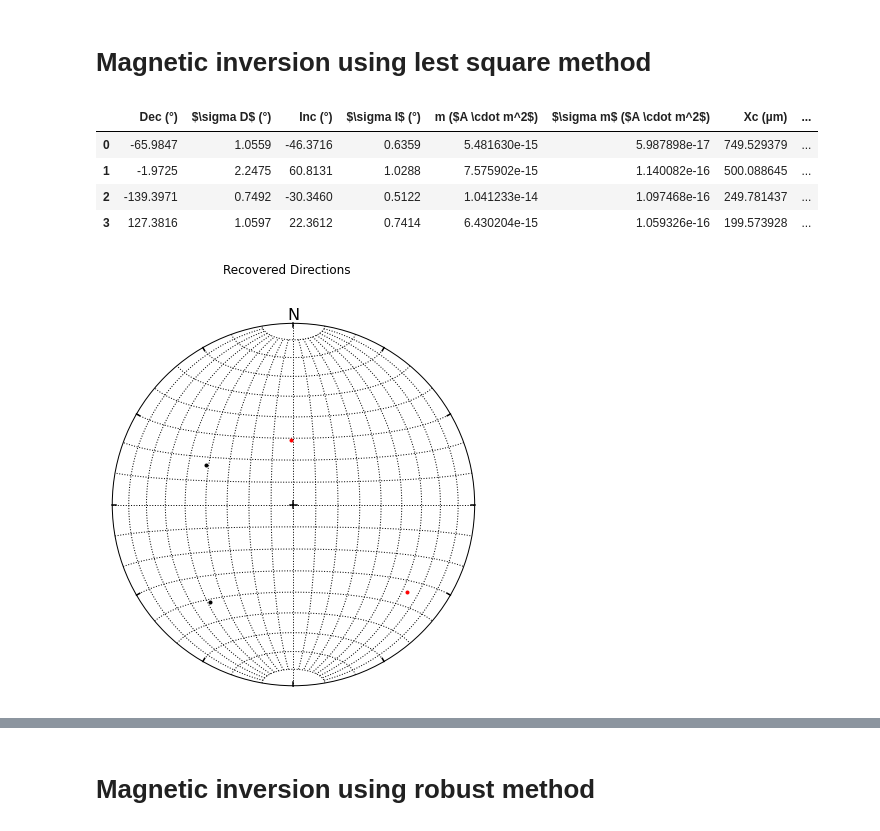
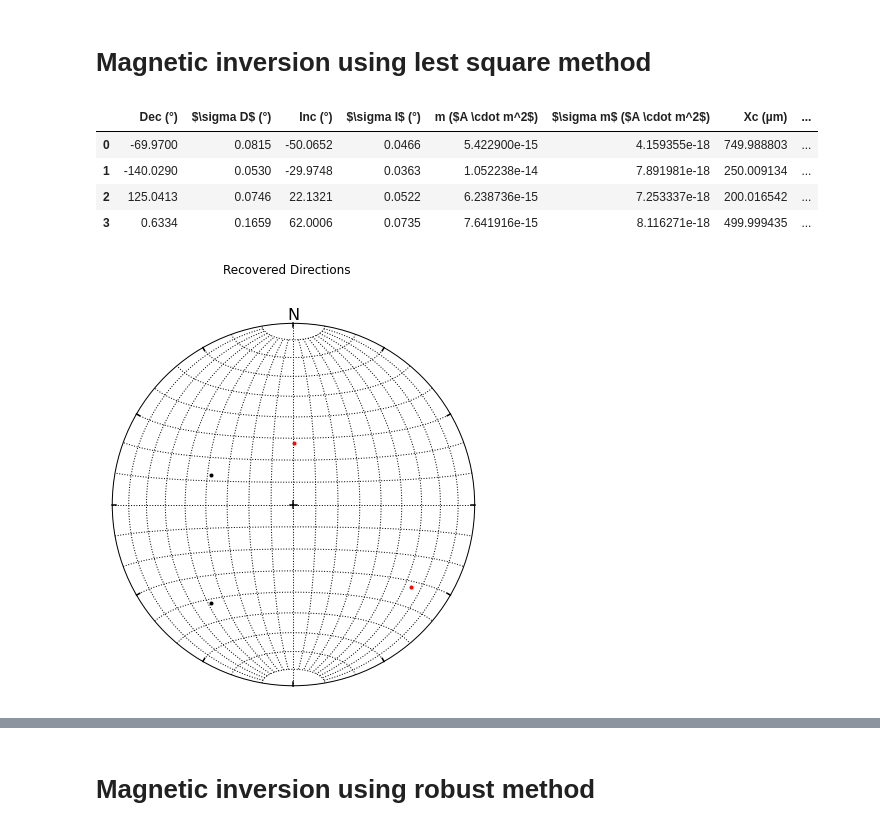
Before and after one commit to compgeolab/micromag-euler-dipole, a Jupyter notebook: article_1/code/Synthetic/synthetic.ipynb, the cells around one changed output, grey strips where cells are left out. Drawn from its saved outputs; the diff is of its cells as text; code cells hidden in the pictures.

```diff
--- a/article_1/code/Synthetic/synthetic.ipynb
+++ b/article_1/code/Synthetic/synthetic.ipynb
@@ -48,8 +48,10 @@ M = sensibility_matrix(X, Y, Z, Xc, Yc, Zc)
 d = np.matmul(M, m)
 
 #apply noise
-error = 0.05
-d = noise(d, error=error)
+#error = 0.05   # % for the 'max amplitude method'
+error = 5.0e-9 # nT for the 'fixed method'
+
+d = noise(d, error=error, method='fixed')
 
 # Reshape data vector for the map plot
 d_= np.reshape(d, shape)
@@ -390,39 +392,40 @@ Original Positions:
 # %%
 # Magnetic inversion using FD euler positions and magnetic data before the upward continuation
 
 # Magnetic inversion using FD euler positions and magnetic data before the upward continuation
 mx_FD_least, my_FD_least, mz_FD_least, M_FD_least, direct_model_FD_least = least_square_solver(X, Y, Z, Xc_FD, Yc_FD, Zc_FD, d)
 D_FD_least, I_FD_least = directions(mx_FD_least, my_FD_least, mz_FD_least, plot=True)
 
 #calculate momentum
 momentum_FD_least = (np.sqrt(mx_FD_least**2 + my_FD_least**2 + mz_FD_least**2))
 
 
 #Inversion uncertainties
-sigma_noise = (np.absolute(np.max(d))+np.absolute(np.min(d))) * error
+# sigma_noise = (np.absolute(np.max(d))+np.absolute(np.min(d))) * error
+sigma_noise = error
 sigma_D_FD_least, sigma_I_FD_least, sigma_m_FD_least = uncertainties(sigma_noise, M_FD_least, mx_FD_least, my_FD_least, mz_FD_least)
 
 import pandas as pd
 df = pd.DataFrame(data={'Dec (°)': (np.round(D_FD_least, decimals=4)),
                         '$\sigma D$ (°)':    (np.round(sigma_D_FD_least, decimals=4)),
                         'Inc (°)': (np.round(I_FD_least, decimals=4)),
                         '$\sigma I$ (°)':    (np.round(sigma_I_FD_least, decimals=4)),
                         'm  ($A \cdot m^2$)':  (momentum_FD_least),
                         '$\sigma m$ ($A \cdot m^2$)':  (sigma_m_FD_least),
                         'Xc (µm)': Xc_FD*m2microm,
                         'Yc (µm)': Yc_FD*m2microm,
                         'Zc (µm)': Zc_FD*m2microm
 
                        })
 
 df.head(5)
 # %% [output]
 |  | Dec (°) | $\sigma D$ (°) | Inc (°) | $\sigma I$ (°) | m ($A \cdot m^2$) | $\sigma m$ ($A \cdot m^2$) | Xc (µm) | ... |
-| 0 | -65.9847 | 1.0559 | -46.3716 | 0.6359 | 5.481630e-15 | 5.987898e-17 | 749.529379 | ... |
-| 1 | -1.9725 | 2.2475 | 60.8131 | 1.0288 | 7.575902e-15 | 1.140082e-16 | 500.088645 | ... |
-| 2 | -139.3971 | 0.7492 | -30.3460 | 0.5122 | 1.041233e-14 | 1.097468e-16 | 249.781437 | ... |
-| 3 | 127.3816 | 1.0597 | 22.3612 | 0.7414 | 6.430204e-15 | 1.059326e-16 | 199.573928 | ... |
+| 0 | -69.9700 | 0.0815 | -50.0652 | 0.0466 | 5.422900e-15 | 4.159355e-18 | 749.988803 | ... |
+| 1 | -140.0290 | 0.0530 | -29.9748 | 0.0363 | 1.052238e-14 | 7.891981e-18 | 250.009134 | ... |
+| 2 | 125.0413 | 0.0746 | 22.1321 | 0.0522 | 6.238736e-15 | 7.253337e-18 | 200.016542 | ... |
+| 3 | 0.6334 | 0.1659 | 62.0006 | 0.0735 | 7.641916e-15 | 8.116271e-18 | 499.999435 | ... |
-[figure, old version]
+[figure, new version]
 # %%
 # Magnetic inversion using FD euler positions and magnetic data before the upward continuation
 
```
Also changed, not shown: parts of 21 cells of this notebook, 12 other files.
